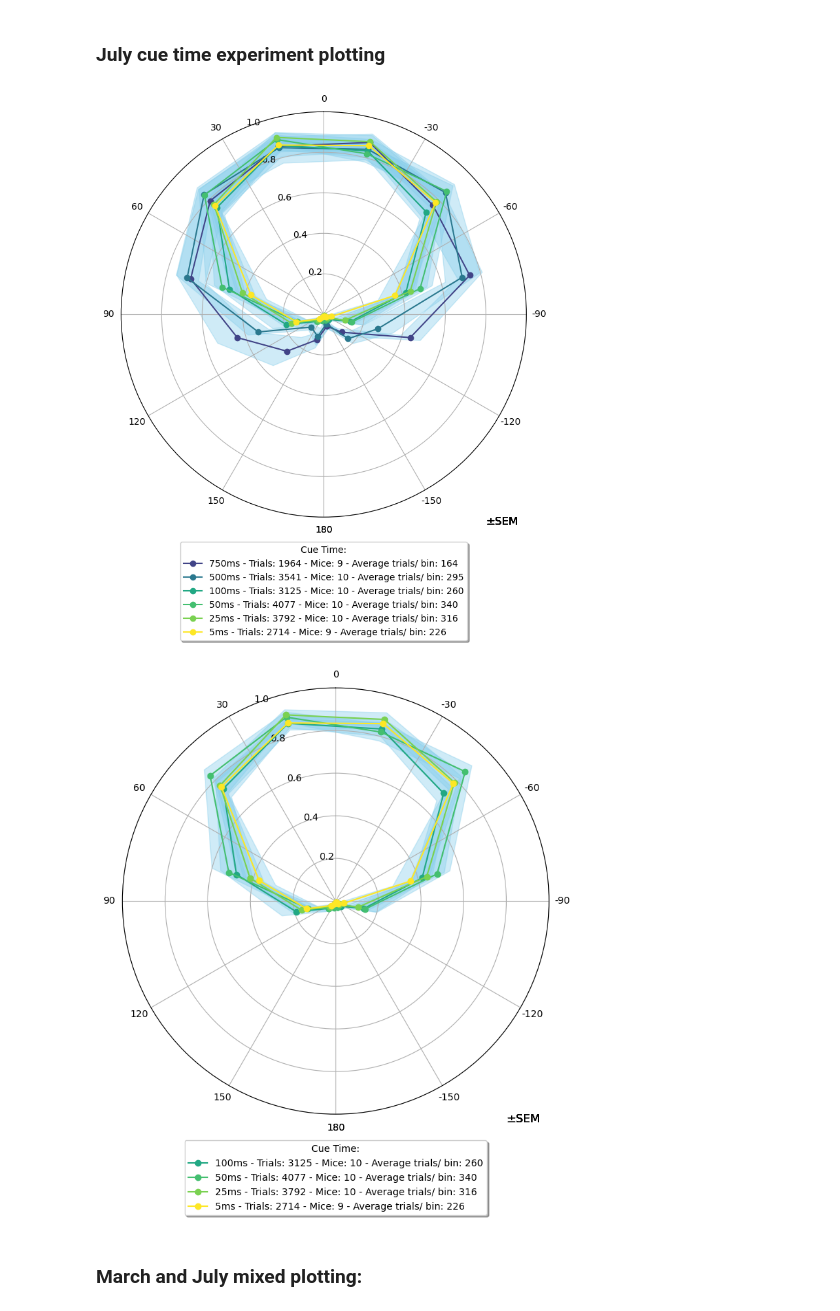
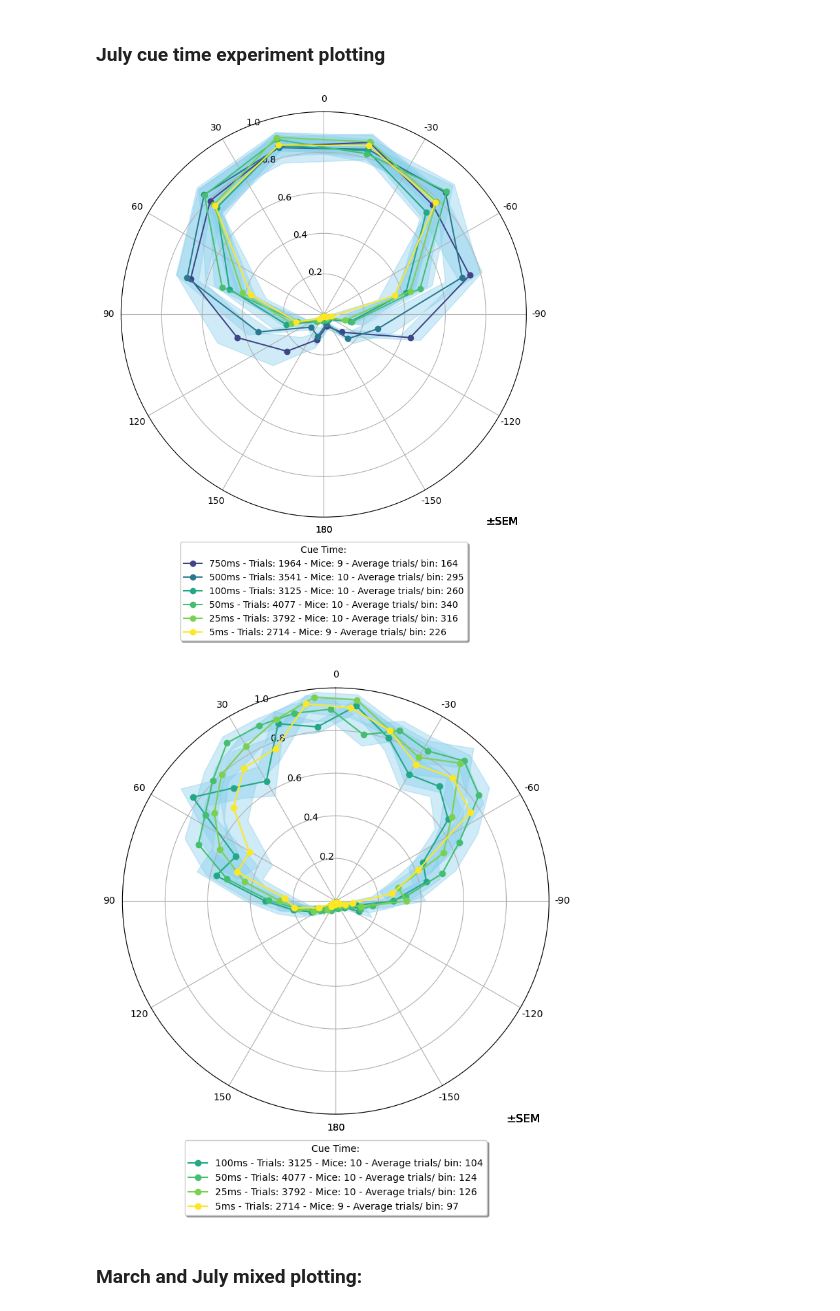
Before and after one commit to stef1029/hex_behav_analysis, a Jupyter notebook: PP_analysis_notebook_July_cohort.ipynb, the cells around one changed output. Saved outputs shown, nothing was run; the diff lists cells and outputs as text; code cells hidden in the pictures.

```diff
--- a/PP_analysis_notebook_July_cohort.ipynb
+++ b/PP_analysis_notebook_July_cohort.ipynb
@@ -304,35 +304,35 @@ PP_plot_cue_time_experiment.plot_performance_by_angle(sessions,
 #                                                       bin_mode = 'rice',
 #                                                       trials_per_bin=100,
 #                                                       plot_mode='radial',
 #                                                       error_bars='SEM')
 
 
     # 100ms down:
 
 sessions = [july_day_2_100ms_sessions,
             july_cue_group_50ms_sessions,
             july_cue_group_25ms_sessions,
             july_cue_group_5ms_sessions]
 cue_times = ['100ms', '50ms', '25ms', '5ms']
 
 PP_plot_cue_time_experiment.plot_performance_by_angle(sessions,
                                                       cue_times,
                                                       title = '',
-                                                      bin_mode = 'manual',
+                                                      bin_mode = 'rice',
                                                       trials_per_bin=100,
                                                       plot_mode='radial',
                                                       error_bars='SEM')
 
 # PP_plot_cue_time_experiment.plot_performance_by_angle(sessions,
 #                                                       cue_times,
 #                                                       title = '',
 #                                                       bin_mode = 'rice',
 #                                                       trials_per_bin=100,
 #                                                       plot_mode='radial',
 #                                                       error_bars='SEM')
 # %% [output]
 [figure]
-[figure, old version]
+[figure, new version]
 # %% [markdown]
 ### March and July mixed plotting:
 # %%
```
Also changed, not shown: parts of 3 cells of this notebook, 3 other files.
